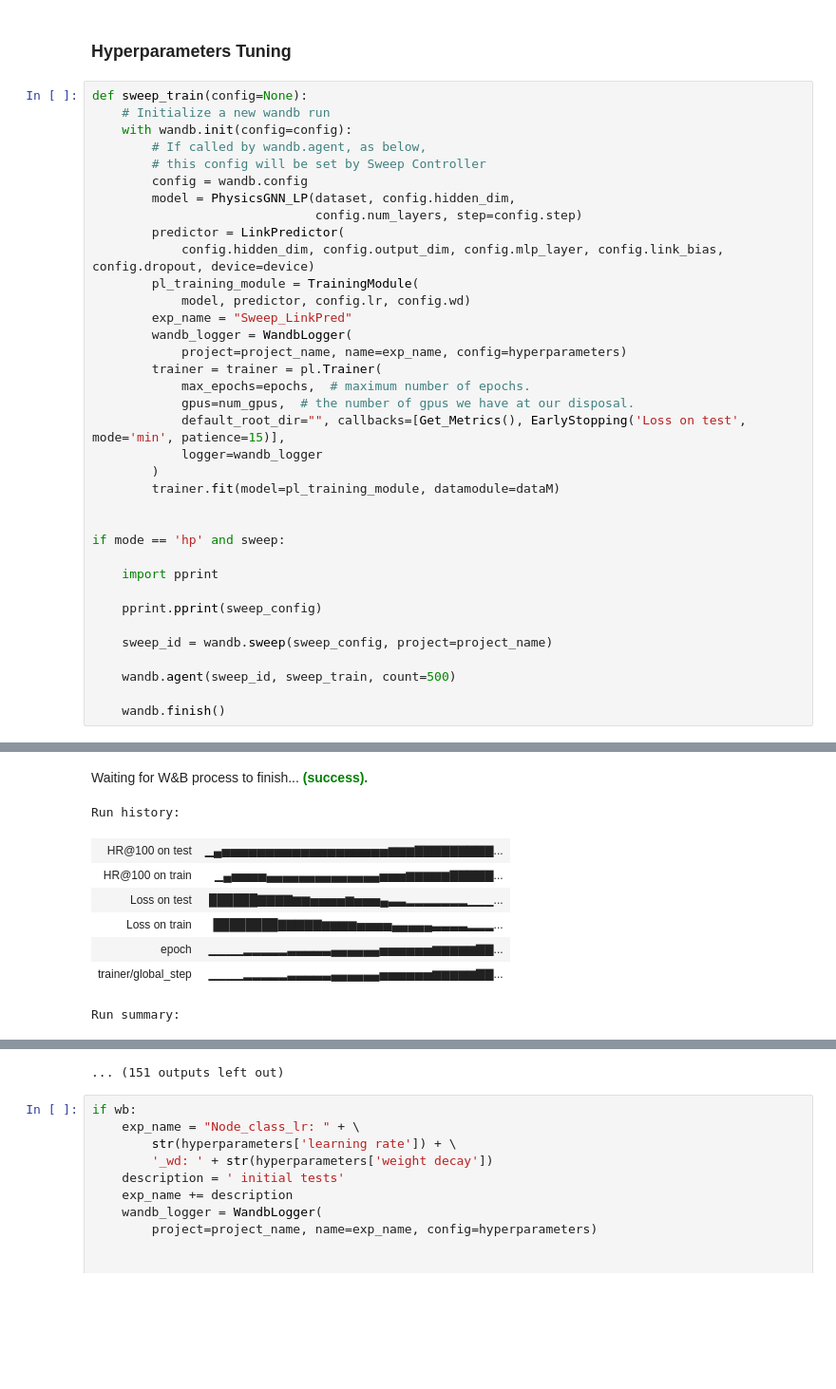
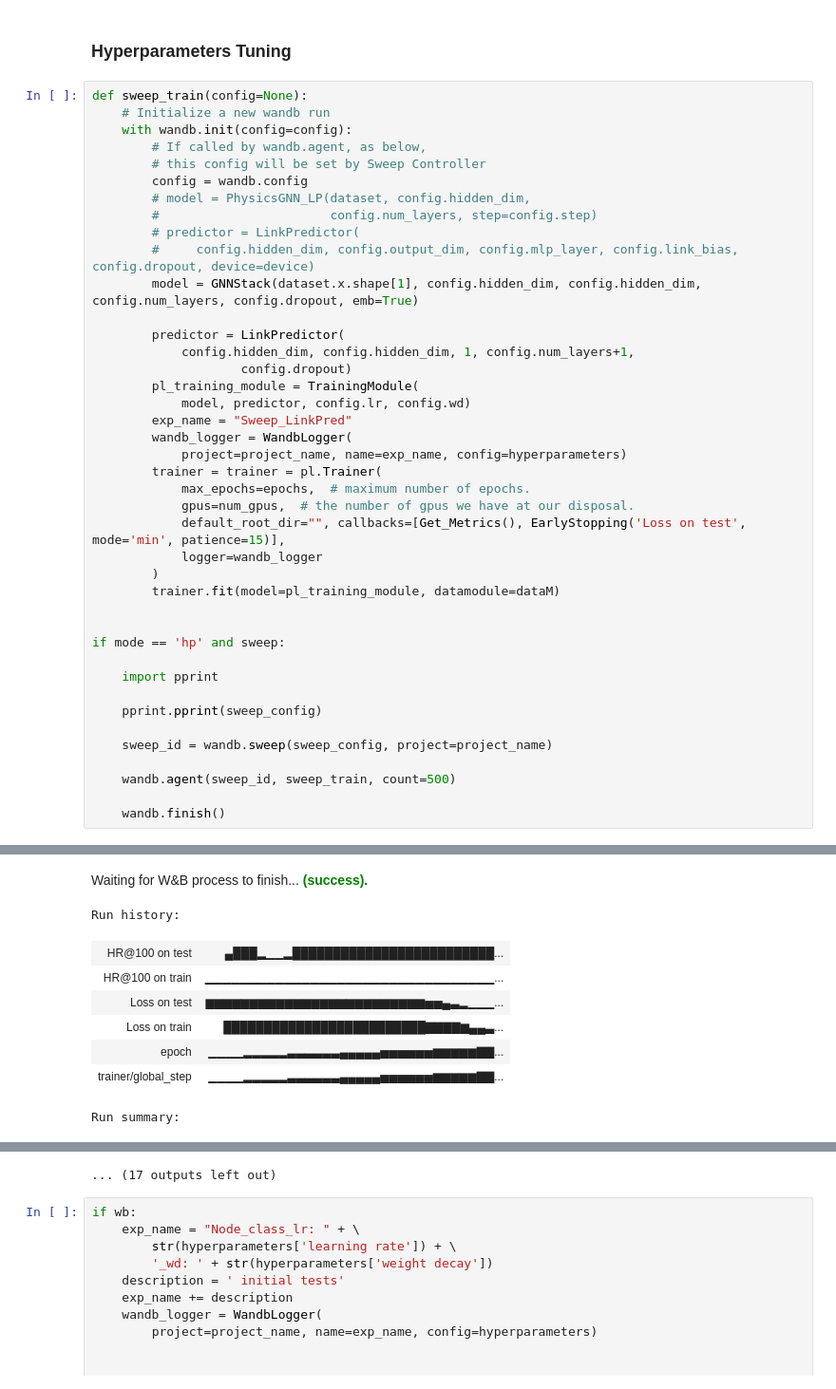
Before and after one commit to difra100/Link_Prediction_with_Physics-based_GNNs-, a Jupyter notebook: src/link_prediction/link_pred_exps.ipynb, the cells around one changed output, grey strips where cells are left out. Shown: that part at 95% size. Drawn from its saved outputs; the diff is of its cells as text; blank space fills up the shorter version.

```diff
--- a/src/link_prediction/link_pred_exps.ipynb
+++ b/src/link_prediction/link_pred_exps.ipynb
@@ -297,10 +297,15 @@ def sweep_train(config=None):
         # If called by wandb.agent, as below,
         # this config will be set by Sweep Controller
         config = wandb.config
-        model = PhysicsGNN_LP(dataset, config.hidden_dim,
-                              config.num_layers, step=config.step)
+        # model = PhysicsGNN_LP(dataset, config.hidden_dim,
+        #                       config.num_layers, step=config.step)
+        # predictor = LinkPredictor(
+        #     config.hidden_dim, config.output_dim, config.mlp_layer, config.link_bias, config.dropout, device=device)
+        model = GNNStack(dataset.x.shape[1], config.hidden_dim, config.hidden_dim, config.num_layers, config.dropout, emb=True)
+
         predictor = LinkPredictor(
-            config.hidden_dim, config.output_dim, config.mlp_layer, config.link_bias, config.dropout, device=device)
+            config.hidden_dim, config.hidden_dim, 1, config.num_layers+1,
+                    config.dropout)
         pl_training_module = TrainingModule(
             model, predictor, config.lr, config.wd)
         exp_name = "Sweep_LinkPred"
@@ -373,9 +378,9 @@ LOCAL_RANK: 0 - CUDA_VISIBLE_DEVICES: [0]
 Waiting for W&B process to finish... (success).
 Run history:
-| HR@100 on test | ▁▄▅▅▅▅▅▅▅▅▅▅▅▅▅▅▅▅▅▅▅▆▆▆▇▇▇▇▇▇▇▇▇... |
-| HR@100 on train | ▁▄▅▅▅▅▄▄▄▄▄▄▄▄▄▄▄▄▄▄▅▅▅▆▆▆▆▆▇▇▇▇▇... |
-| Loss on test | ██████▇▇▇▇▆▆▅▅▅▅▆▅▅▅▄▃▃▂▂▂▂▂▂▂▁▁▁... |
-| Loss on train | ████████▇▇▇▇▇▆▆▆▆▅▅▅▅▄▄▄▄▄▃▃▃▃▂▂▂... |
-| epoch | ▁▁▁▁▂▂▂▂▂▃▃▃▃▃▄▄▄▄▄▄▅▅▅▅▅▅▆▆▆▆▆▇▇... |
-| trainer/global_step | ▁▁▁▁▂▂▂▂▂▃▃▃▃▃▄▄▄▄▄▄▅▅▅▅▅▅▆▆▆▆▆▇▇... |
+| HR@100 on test | ▄███▂▁▁▂█████████████████████████... |
+| HR@100 on train | ▁▁▁▁▁▁▁▁▁▁▁▁▁▁▁▁▁▁▁▁▁▁▁▁▁▁▁▁▁▁▁▁▁... |
+| Loss on test | ▆▆▆▆▆▆▆▆▆▆▆▆▆▆▆▆▆▆▆▆▆▆▆▆▆▅▅▄▃▂▁▁▁... |
+| Loss on train | █████████████████████████▇▇▇▇▆▄▄▃... |
+| epoch | ▁▁▁▁▂▂▂▂▂▃▃▃▃▃▃▄▄▄▄▄▅▅▅▅▅▅▆▆▆▆▆▇▇... |
+| trainer/global_step | ▁▁▁▁▂▂▂▂▂▃▃▃▃▃▃▄▄▄▄▄▅▅▅▅▅▅▆▆▆▆▆▇▇... |
 Run summary:
@@ -388,4 +393,4 @@ Run summary:
-... (151 outputs left out)
+... (17 outputs left out)
 # %%
 if wb:
     exp_name = "Node_class_lr: " + \
```
Also changed, not shown: parts of 3 cells of this notebook, 2 other files.
